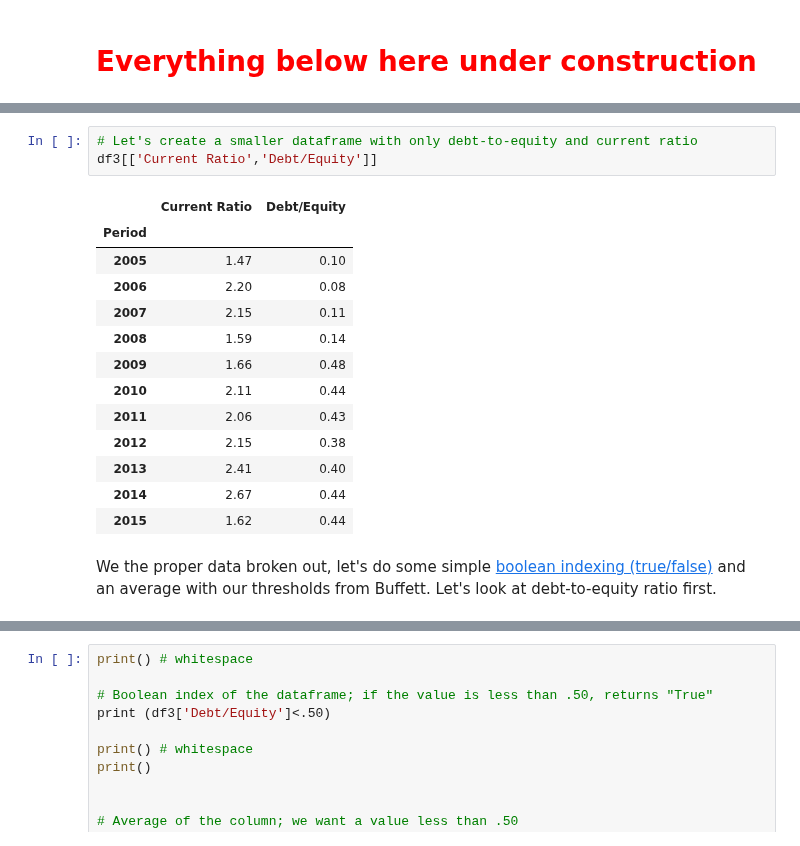
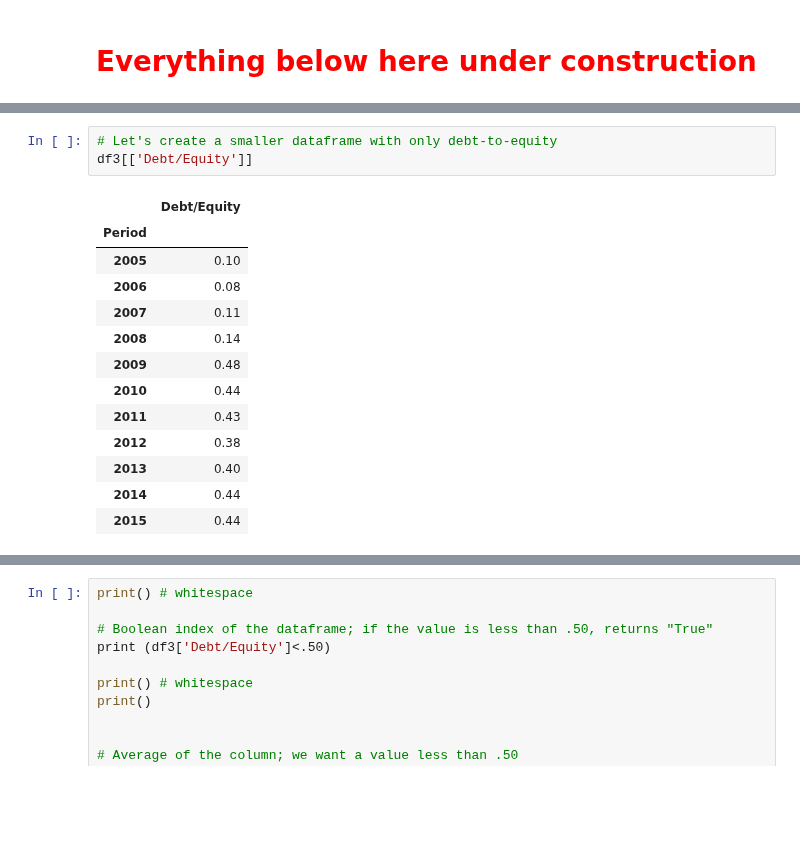
Before and after one commit to linwoodc3/LC3-Creations, a Jupyter notebook: notebooks/securityanalysis/opensourcetool_securityanalsys_pfizer.ipynb, the cells around one changed output, grey strips where cells are left out. Drawn from its saved outputs; the diff is of its cells as text; blank space fills up the shorter version.

Commit message:
Finished debt-to-equity ration section

```diff
--- a/notebooks/securityanalysis/opensourcetool_securityanalsys_pfizer.ipynb
+++ b/notebooks/securityanalysis/opensourcetool_securityanalsys_pfizer.ipynb
@@ -299,19 +317,17 @@ Of the four rules, two are somewhat subjective.  Its why no two value investor's
 # %%
-# Let's create a smaller dataframe with only debt-to-equity and current ratio
-df3[['Current Ratio','Debt/Equity']]
+# Let's create a smaller dataframe with only debt-to-equity
+df3[['Debt/Equity']]
 # %% [output]
-|  | Current Ratio | Debt/Equity |
-| Period |  |  |
-| 2005 | 1.47 | 0.10 |
-| 2006 | 2.20 | 0.08 |
-| 2007 | 2.15 | 0.11 |
-| 2008 | 1.59 | 0.14 |
-| 2009 | 1.66 | 0.48 |
-| 2010 | 2.11 | 0.44 |
-| 2011 | 2.06 | 0.43 |
-| 2012 | 2.15 | 0.38 |
-| 2013 | 2.41 | 0.40 |
-| 2014 | 2.67 | 0.44 |
-| 2015 | 1.62 | 0.44 |
+|  | Debt/Equity |
+| Period |  |
+| 2005 | 0.10 |
+| 2006 | 0.08 |
+| 2007 | 0.11 |
+| 2008 | 0.14 |
+| 2009 | 0.48 |
+| 2010 | 0.44 |
+| 2011 | 0.43 |
+| 2012 | 0.38 |
+| 2013 | 0.40 |
+| 2014 | 0.44 |
+| 2015 | 0.44 |
-# %% [markdown]
-We the proper data broken out, let's do some simple [boolean indexing (true/false)](http://pandas.pydata.org/pandas-docs/stable/indexing.html#boolean-indexing) and an average with our thresholds from Buffett.  Let's look at debt-to-equity ratio first.
```
Also changed, not shown: parts of 7 cells of this notebook.
